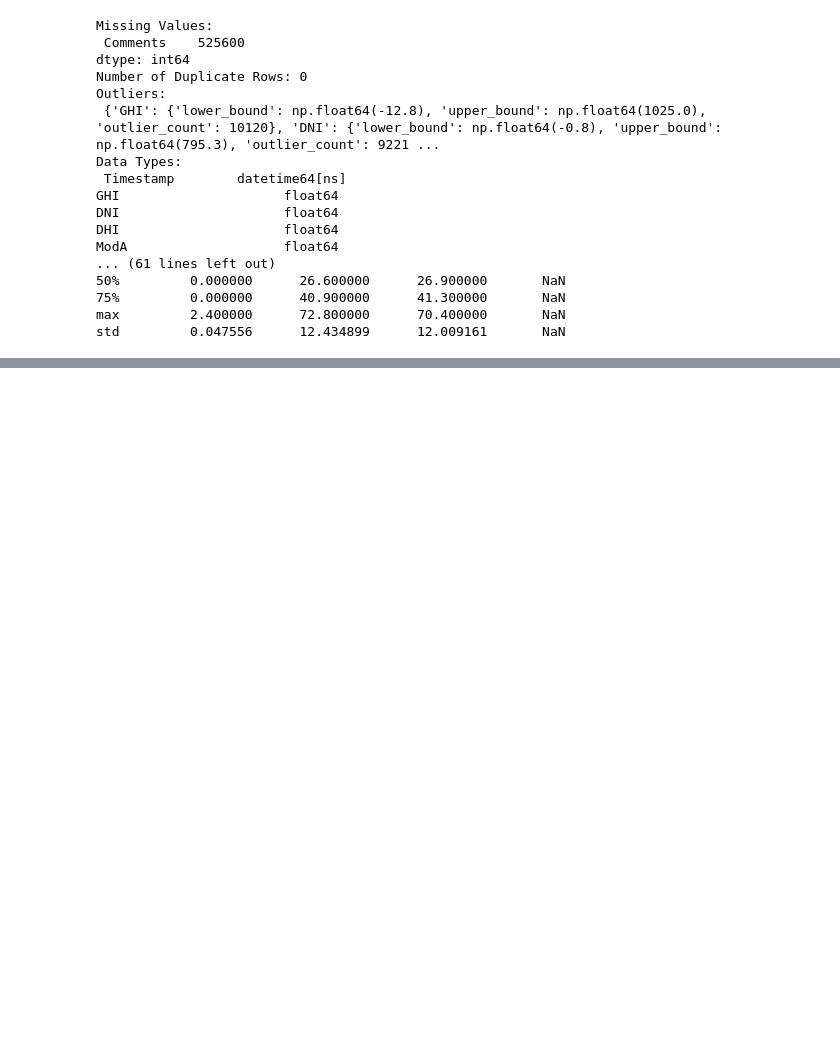
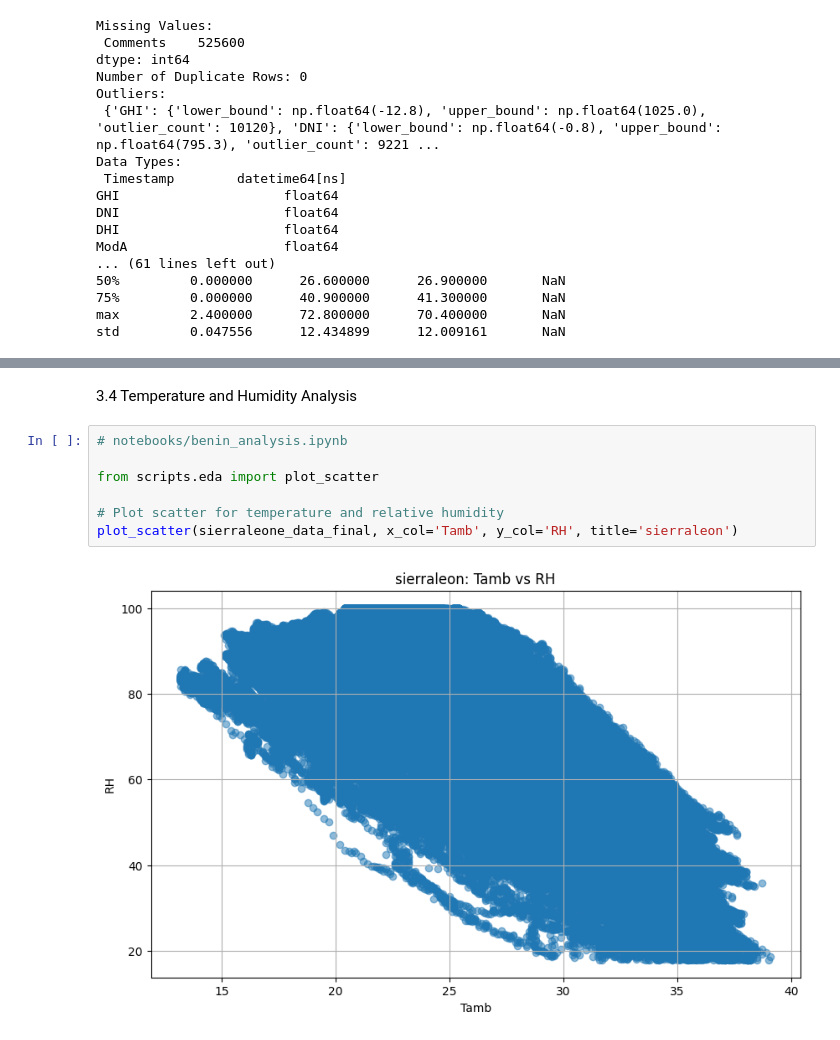
Before and after one commit to hundera47/w0-solar-farm-analysis, a Jupyter notebook: Notebooks/sierraleone_analysis.ipynb, the cells around one changed output, grey strips where cells are left out. Drawn from its saved outputs; the diff is of its cells as text; blank space fills up the shorter version.

```diff
--- a/Notebooks/sierraleone_analysis.ipynb
+++ b/Notebooks/sierraleone_analysis.ipynb
@@ -85,0 +149,11 @@ benin_data_cleaned = handle_missing_values(sierraleone_data)
+# %% [markdown]
+3.4 Temperature and Humidity Analysis
+# %%
+# notebooks/benin_analysis.ipynb
+
+from scripts.eda import plot_scatter
+
+# Plot scatter for temperature and relative humidity
+plot_scatter(sierraleone_data_final, x_col='Tamb', y_col='RH', title='sierraleon')
+# %% [output]
+[figure, added]
```
Also changed, not shown: parts of 19 cells of this notebook, 5 other files.
